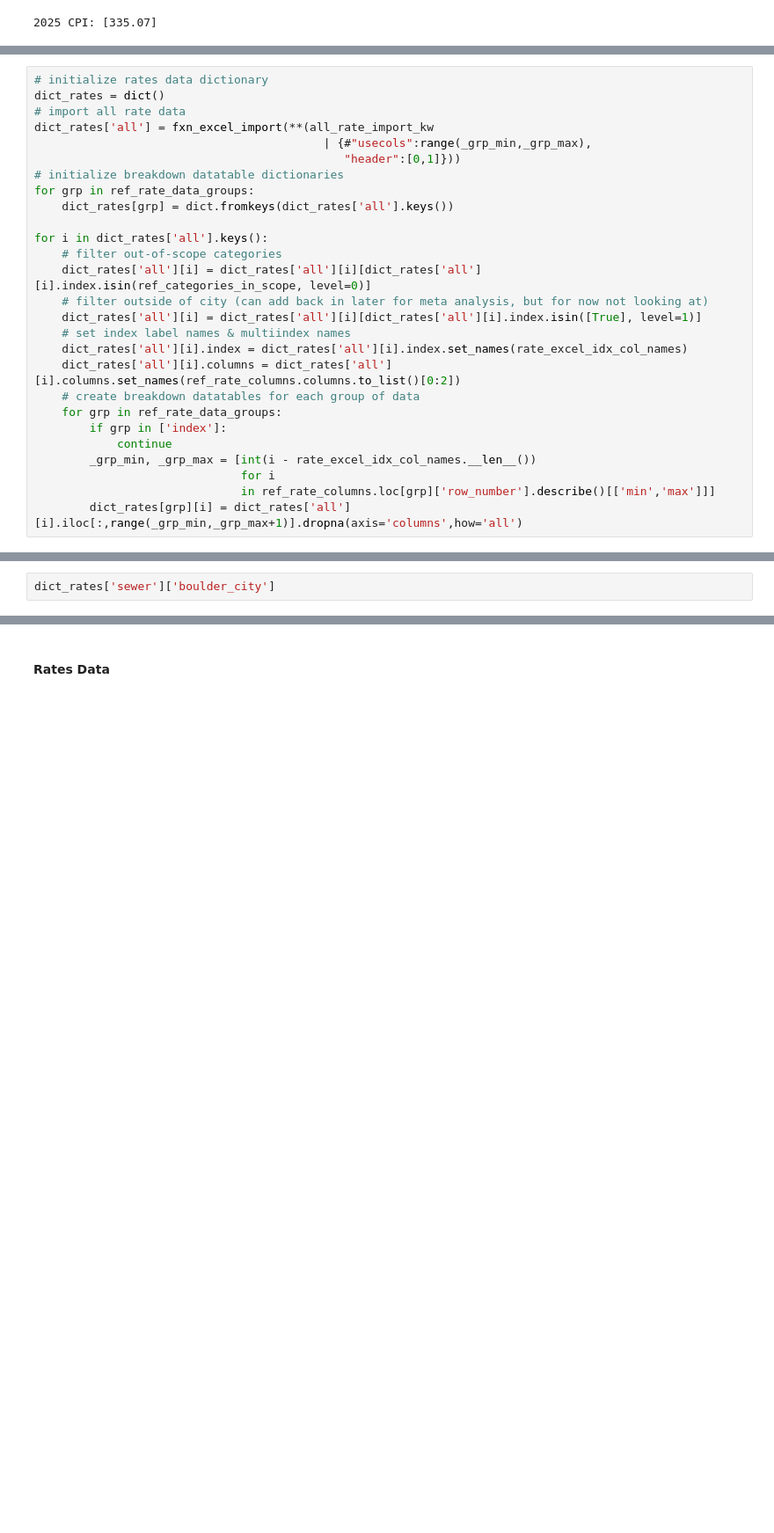
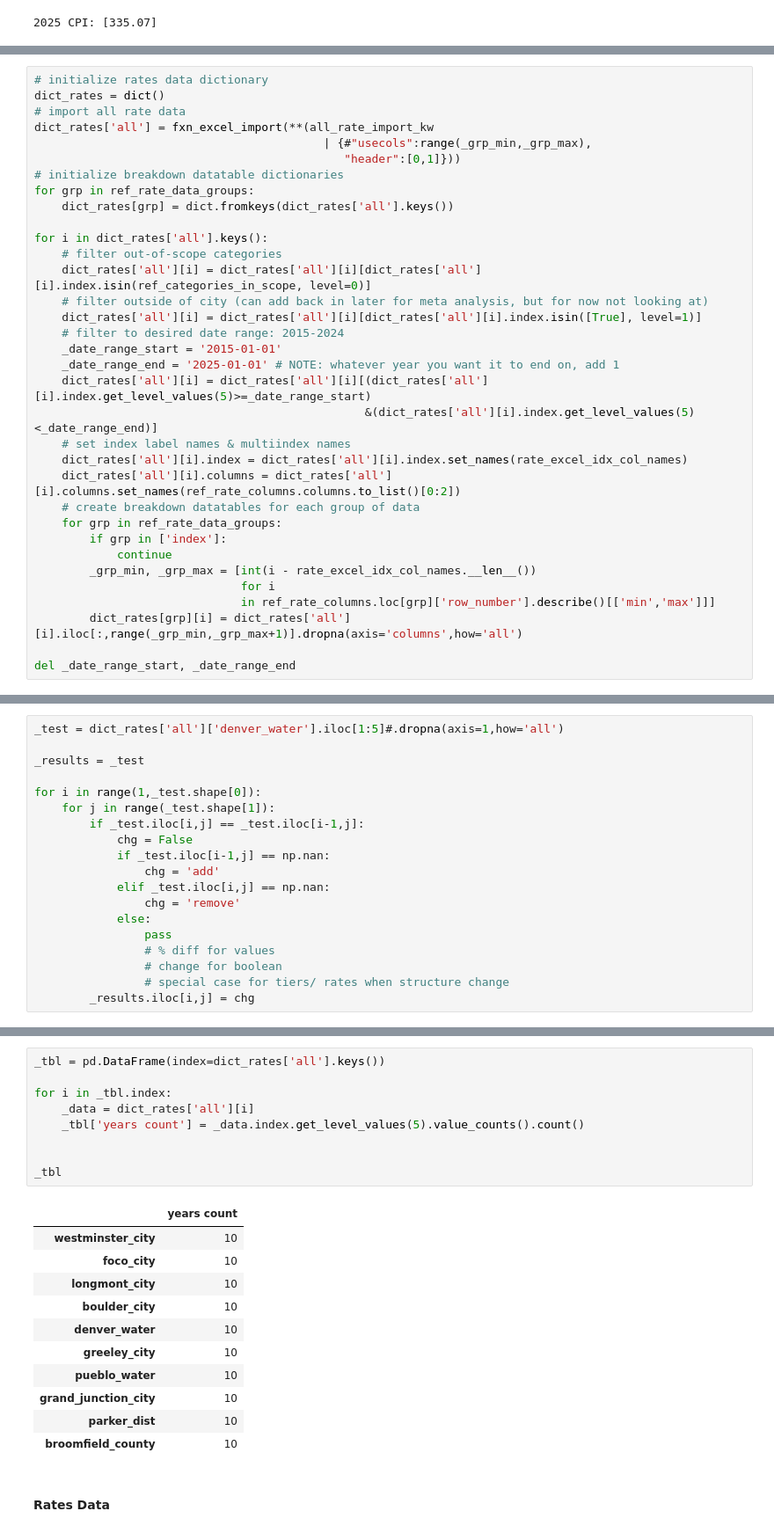
Before and after one commit to jade-fp/hub-gra-cwcb-rates, a Jupyter notebook: analysis_new.ipynb, the cells around one changed output, grey strips where cells are left out. Shown at 88% size. Drawn from its saved outputs; the diff is of its cells as text; blank space fills up the shorter version.

```diff
--- a/analysis_new.ipynb
+++ b/analysis_new.ipynb
@@ -1670,6 +1670,11 @@ for i in dict_rates['all'].keys():
     dict_rates['all'][i] = dict_rates['all'][i][dict_rates['all'][i].index.isin(ref_categories_in_scope, level=0)]
     # filter outside of city (can add back in later for meta analysis, but for now not looking at)
     dict_rates['all'][i] = dict_rates['all'][i][dict_rates['all'][i].index.isin([True], level=1)]
+    # filter to desired date range: 2015-2024
+    _date_range_start = '2015-01-01'
+    _date_range_end = '2025-01-01' # NOTE: whatever year you want it to end on, add 1
+    dict_rates['all'][i] = dict_rates['all'][i][(dict_rates['all'][i].index.get_level_values(5)>=_date_range_start)
+                                                &(dict_rates['all'][i].index.get_level_values(5)<_date_range_end)]
     # set index label names & multiindex names
     dict_rates['all'][i].index = dict_rates['all'][i].index.set_names(rate_excel_idx_col_names)
     dict_rates['all'][i].columns = dict_rates['all'][i].columns.set_names(ref_rate_columns.columns.to_list()[0:2])
@@ -1681,3 +1686,5 @@ for i in dict_rates['all'].keys():
                               for i
                               in ref_rate_columns.loc[grp]['row_number'].describe()[['min','max']]]
         dict_rates[grp][i] = dict_rates['all'][i].iloc[:,range(_grp_min,_grp_max+1)].dropna(axis='columns',how='all')
+
+del _date_range_start, _date_range_end
@@ -1684,2 +1693,19 @@ for i in dict_rates['all'].keys():
 # %%
-dict_rates['sewer']['boulder_city']
+_test = dict_rates['all']['denver_water'].iloc[1:5]#.dropna(axis=1,how='all')
+
+_results = _test
+
+for i in range(1,_test.shape[0]):
+    for j in range(_test.shape[1]):
+        if _test.iloc[i,j] == _test.iloc[i-1,j]:
+            chg = False
+            if _test.iloc[i-1,j] == np.nan:
+                chg = 'add'
+            elif _test.iloc[i,j] == np.nan:
+                chg = 'remove'
+            else:
+                pass
+                # % diff for values
+                # change for boolean
+                # special case for tiers/ rates when structure change
+        _results.iloc[i,j] = chg
@@ -1729,3 +1716,24 @@ data_rates_all['denver_water'].iloc[:,range(3)]
+# %%
+_tbl = pd.DataFrame(index=dict_rates['all'].keys())
+
+for i in _tbl.index:
+    _data = dict_rates['all'][i]
+    _tbl['years count'] = _data.index.get_level_values(5).value_counts().count()
+
+
+_tbl
+# %% [output]
+|  | years count |
+| westminster_city | 10 |
+| foco_city | 10 |
+| longmont_city | 10 |
+| boulder_city | 10 |
+| denver_water | 10 |
+| greeley_city | 10 |
+| pueblo_water | 10 |
+| grand_junction_city | 10 |
+| parker_dist | 10 |
+| broomfield_county | 10 |
 # %% [markdown]
 #### Rates Data
 # %%
```
Also changed, not shown: parts of 4 cells of this notebook.
